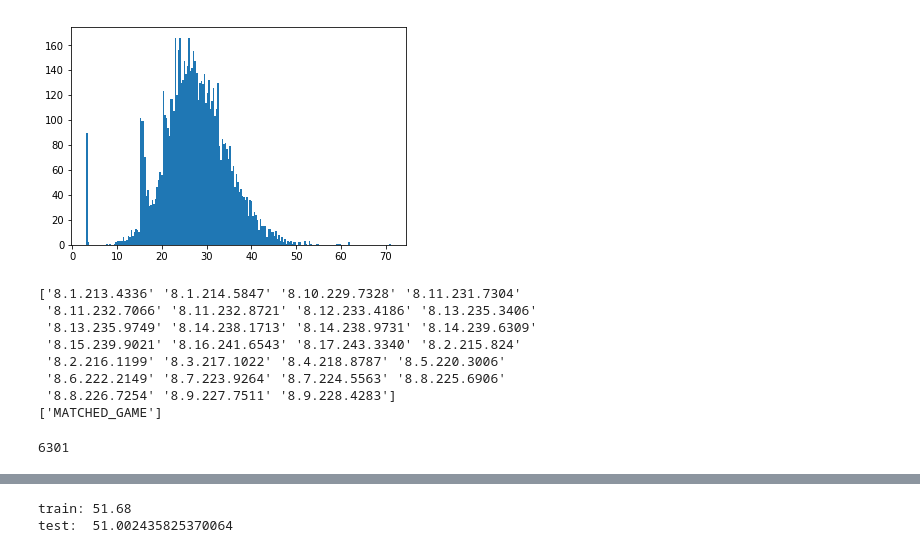
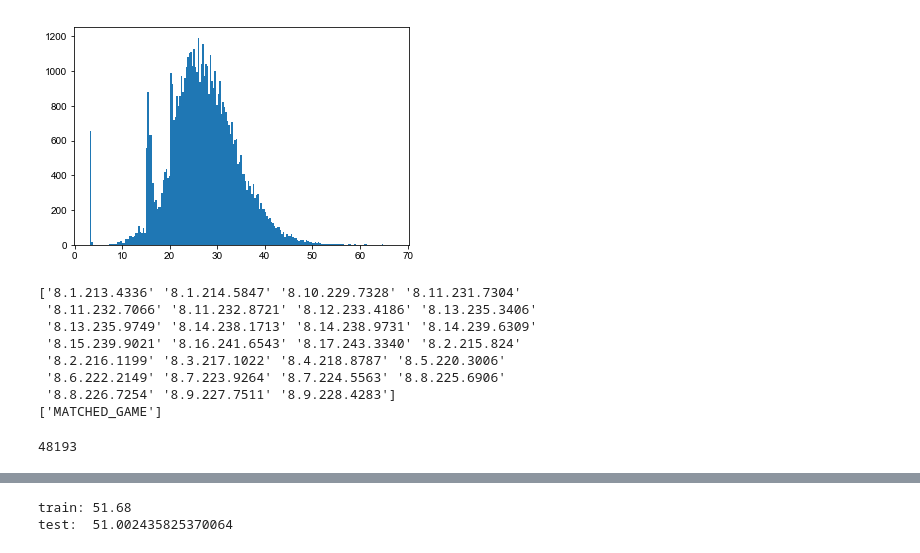
Before and after one commit to clin-projects/LoL-predictor, a Jupyter notebook: analyze_data.ipynb, the cells around one changed output, grey strips where cells are left out. Cells and saved outputs as stored; diff of their text form; code cells hidden in the pictures.

```diff
--- a/analyze_data.ipynb
+++ b/analyze_data.ipynb
@@ -3,7 +3,25 @@ import numpy as np
 import matplotlib.pyplot as plt
 import seaborn as sns
 import pandas as pd
+from scipy import interp
 from sklearn.model_selection import train_test_split
+from sklearn.model_selection import StratifiedKFold
+from sklearn import metrics
+from sklearn.preprocessing import MinMaxScaler
+
+
+import matplotlib as mpl
+from matplotlib.pyplot import cm
+
+
+mpl.rc("savefig", dpi=100)
+
+font = {'family' : 'Arial',
+        'weight' : 'normal',
+        'size'   : 20}
+
+#mpl.rc('font', **font)
+
 
 np.set_printoptions(suppress=True)
 
@@ -111,7 +136,7 @@ array([[[2500, 2500,    0],
 # %%
-plt.hist(npzfile['duration']/60,bins=200);
+plt.hist(npzfile2['duration']/60,bins=200);
 # %% [output]
-[figure, old version]
+[figure, new version]
 # %%
 print(np.unique(npzfile['versions']))
 print(np.unique(npzfile['game_types']))
@@ -127,7 +152,7 @@ print(np.unique(npzfile['game_types']))
 # %%
 min_ranking = 5 # 4: platinum
 fraction_cutoff = 0 # require this number of players to have min_ranking
-min_duration = 20
+min_duration = 25
 max_duration = 60
 
 valid_games = np.where(
@@ -137,7 +162,7 @@ valid_games = np.where(
     )[0]
 print(len(valid_games))
 # %% [output]
-6301
+48193
 # %%
 Y = npzfile['winners']
 n = len(Y)
```
Also changed, not shown: parts of 27 cells of this notebook.
